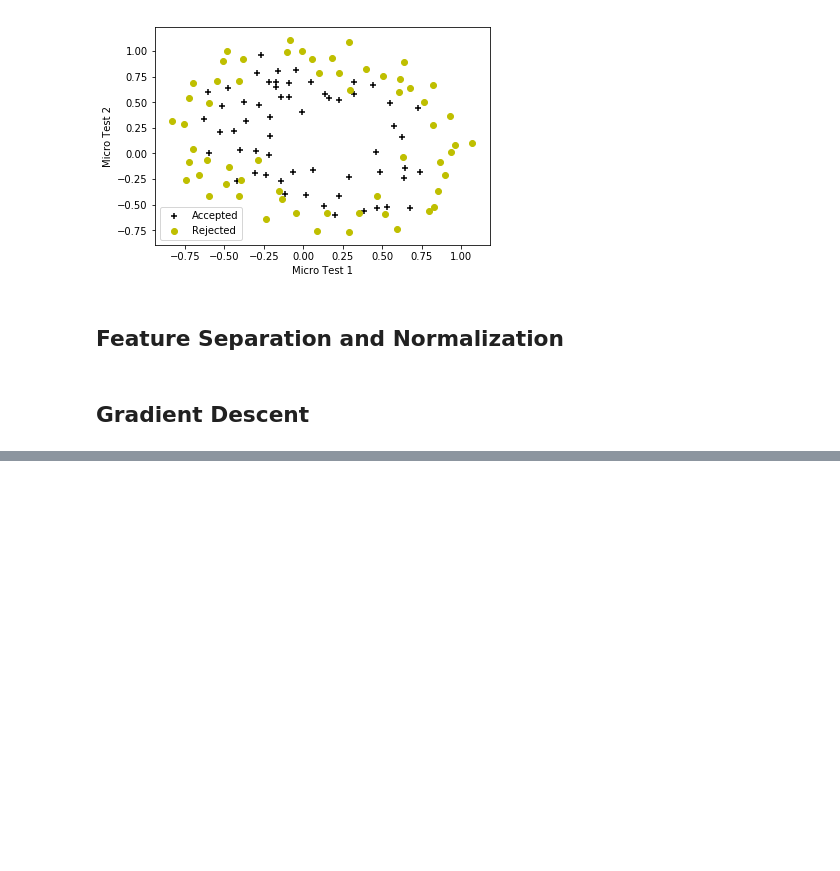
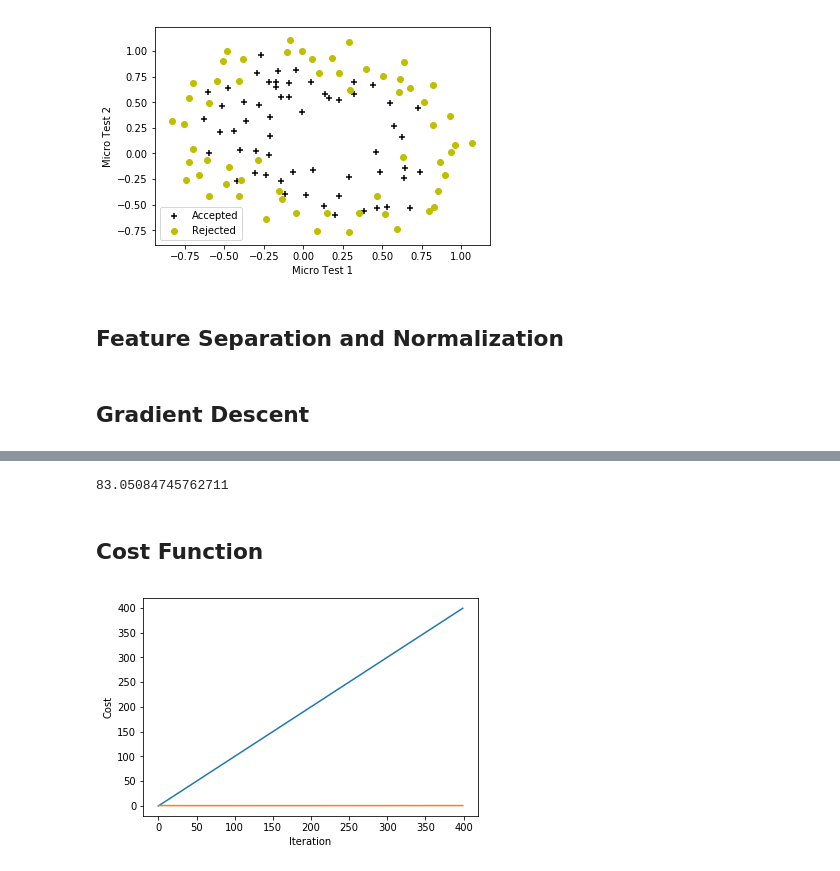
Before and after one commit to adityakamble49/ml-algorithms, a Jupyter notebook: supervised/classification/logisticregression/logistic_regression.ipynb, the cells around one changed output, grey strips where cells are left out. Drawn from its saved outputs; the diff is of its cells as text; code cells hidden in the pictures; blank space fills up the shorter version.

```diff
--- a/supervised/classification/logisticregression/logistic_regression.ipynb
+++ b/supervised/classification/logisticregression/logistic_regression.ipynb
@@ -85,4 +76,7 @@ X_test_mapped = map_features(X_test[:, 0], X_test[:, 1])
 def sigmoid(input_var):
     sigmoid_result = 1 / (1 + np.exp(-input_var))
     return sigmoid_result
+# %%
+def safe_ln(x, minval=0.0000000001):
+    return np.log(x.clip(min=minval))
 # %%
@@ -105,0 +93,20 @@ def cost_grad_reg(X, y, theta, lambda_val):
+# %%
+def gradient_reg(theta, X, y):
+    z = np.dot(X, theta)
+    hx = sigmoid(z)
+    error_value = hx - y
+    error_value_final = np.matmul(error_value.T, X)
+    delta = error_value_final / m
+    delta_reg = (lambda_value / m) * theta.reshape(-1, 1).T
+    delta_reg[0] = 0
+    delta_total = np.multiply((delta + delta_reg), (alpha / m))
+    grad = delta_total.flatten()
+    return grad.flatten()
+# %%
+def custom_optimizer(theta, X, y, iterations):
+    iteration_array = np.array([itr for itr in range(iterations)])
+    cost_history = []
+    for i in range(iterations):
+        theta = theta - gradient_reg(theta, X, y)
+        cost_history.append(compute_cost_reg(theta, X, y))
+    return [theta, np.column_stack((iteration_array, np.asarray(cost_history)))]
@@ -119,0 +149,5 @@ print(delta_total_result)
+# %%
+lambda_value = 1
+theta_value = np.zeros(X_train_mapped.shape[1])
+result_theta, cost_history = custom_optimizer(theta_value, X_train_mapped, y_train, 400)
+print(result_theta)
@@ -119,0 +162,14 @@ print(delta_total_result)
+# %%
+accuracy = 100 * sum(predict(result_theta, X_train_mapped) == y_train.ravel()) / y_train.size
+print(accuracy)
+# %% [output]
+83.05084745762711
+# %% [markdown]
+## Cost Function
+# %%
+plt.plot(cost_history)
+plt.xlabel("Iteration")
+plt.ylabel("Cost")
+plt.show()
+# %% [output]
+[figure, added]
```
Also changed, not shown: parts of 14 cells of this notebook.
